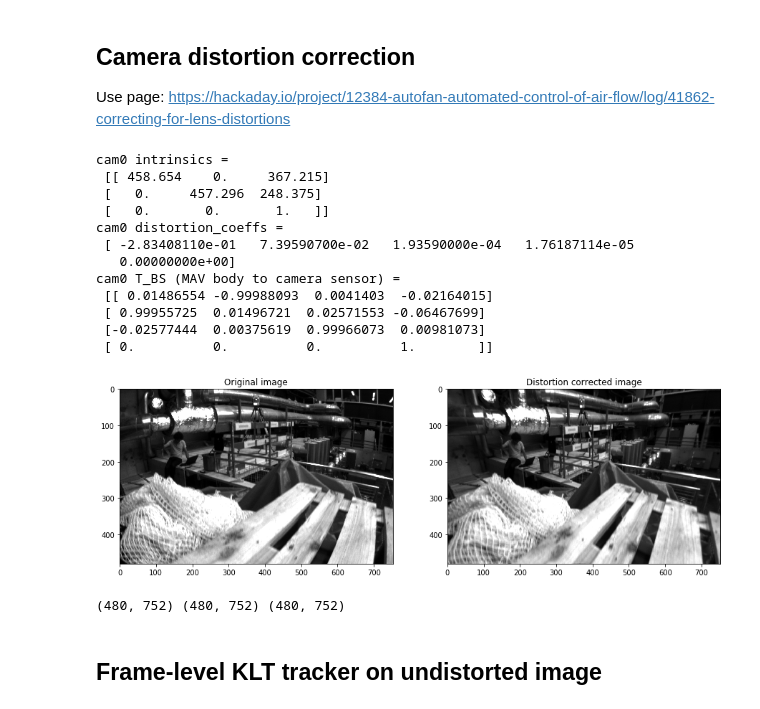
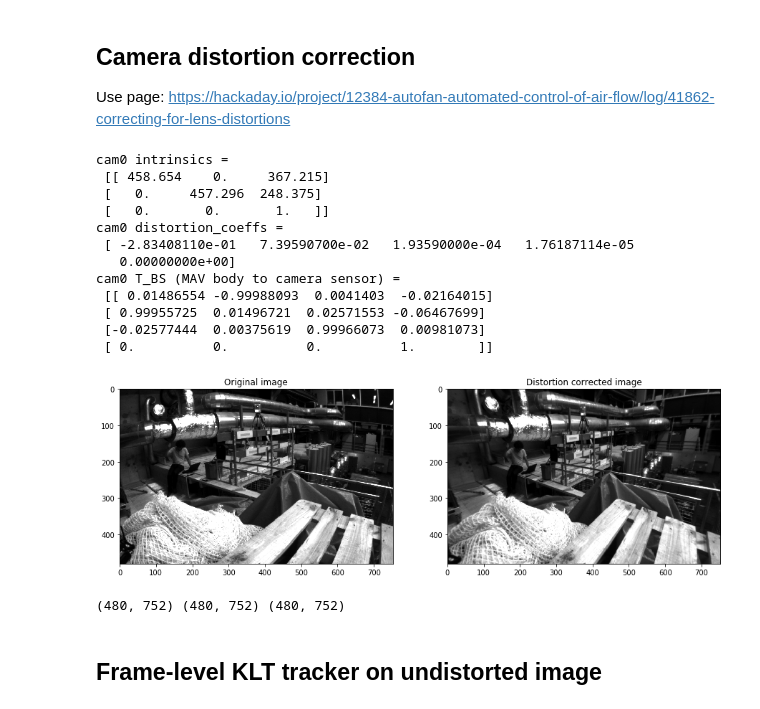
Before and after one commit to jinchenglee/EuRoC_MAV_dataset_tools, a Jupyter notebook: KLT_on_EuRoc_MAV_dataset.ipynb, the cells around one changed output. Drawn from its saved outputs; the diff is of its cells as text; code cells hidden in the pictures.

```diff
--- a/KLT_on_EuRoc_MAV_dataset.ipynb
+++ b/KLT_on_EuRoc_MAV_dataset.ipynb
@@ -30,8 +30,8 @@ from mpl_toolkits.mplot3d import Axes3D
 # Dataset location
 #-------------
 # Change this to the directory where you store EuRoC MAV data
-#basedir = '/work/asl_dataset/ijrr_euroc_mav_dataset/machine_hall/MH_01_easy/'
-basedir = '/Users/jcli/study/asl_dataset/ijrr_euroc_mav_dataset/machine_hall/MH_01_easy/'
+basedir = '/work/asl_dataset/ijrr_euroc_mav_dataset/machine_hall/MH_01_easy/'
+#basedir = '/Users/jcli/study/asl_dataset/ijrr_euroc_mav_dataset/machine_hall/MH_01_easy/'
 # %% [markdown]
 ## Tile-based KLT tracker
 # %%
@@ -303,6 +277,18 @@ plt.show()
 Use page: https://hackaday.io/project/12384-autofan-automated-control-of-air-flow/log/41862-correcting-for-lens-distortions
 # %%
 import yaml
+
+# List of camera data
+cam0_img_list = np.sort(glob.glob(basedir+'mav0/cam0/data/*.png'))
+
+#-------------
+# Processing cam
+#-------------
+dpi = 50
+
+# Read 1st frame
+cam0 = cv2.imread(cam0_img_list[0], cv2.IMREAD_GRAYSCALE)
+
 
 # Load cam0 sensor config
 with open(basedir+'mav0/cam0/sensor.yaml') as fp:
@@ -348,34 +334,34 @@ dpi = 50
 # Create a figure of the right size with one axes that takes up the full figure
 height, width = cam0.shape
 # What size does the figure need to be in inches to fit the image?
 figsize = width / float(dpi), height / float(dpi)
 
 plt.figure(figsize=figsize)
 
 # Show the gray img from camera 0
 plt.subplot(121)
 plt.imshow(cam0, cmap='gray', extent=[0,width,height,0])
 plt.title('Original image')
 plt.subplot(122)
 plt.imshow(new_cam0, cmap='gray', extent=[0,width,height,0])
 plt.title('Distortion corrected image')
 plt.show()
 
 print(mapx.shape, mapy.shape,cam0.shape)
 # %% [output]
 cam0 intrinsics =
  [[ 458.654    0.     367.215]
  [   0.     457.296  248.375]
  [   0.       0.       1.   ]]
 cam0 distortion_coeffs =
  [ -2.83408110e-01   7.39590700e-02   1.93590000e-04   1.76187114e-05
    0.00000000e+00]
 cam0 T_BS (MAV body to camera sensor) =
  [[ 0.01486554 -0.99988093  0.0041403  -0.02164015]
  [ 0.99955725  0.01496721  0.02571553 -0.06467699]
  [-0.02577444  0.00375619  0.99966073  0.00981073]
  [ 0.          0.          0.          1.        ]]
-[figure, old version]
+[figure, new version]
 (480, 752) (480, 752) (480, 752)
 # %% [markdown]
 ## Frame-level KLT tracker on undistorted image
```
Also changed, not shown: parts of 7 cells of this notebook, 1 other file.
